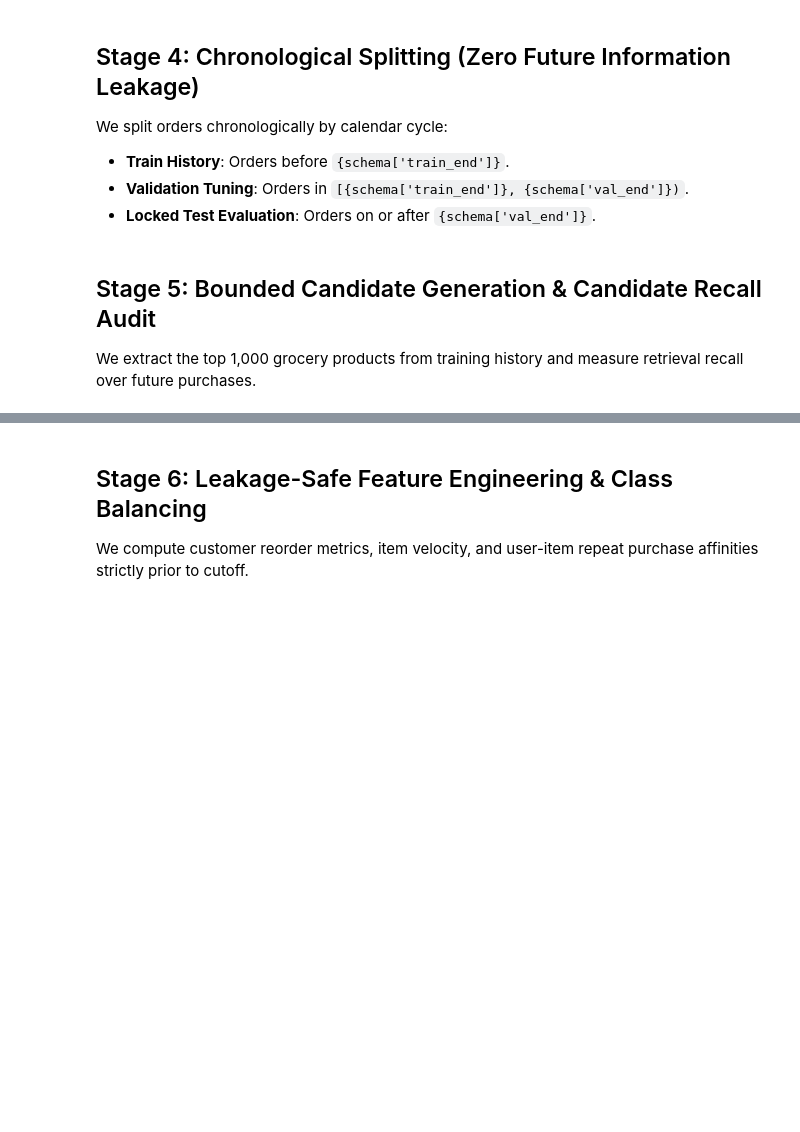
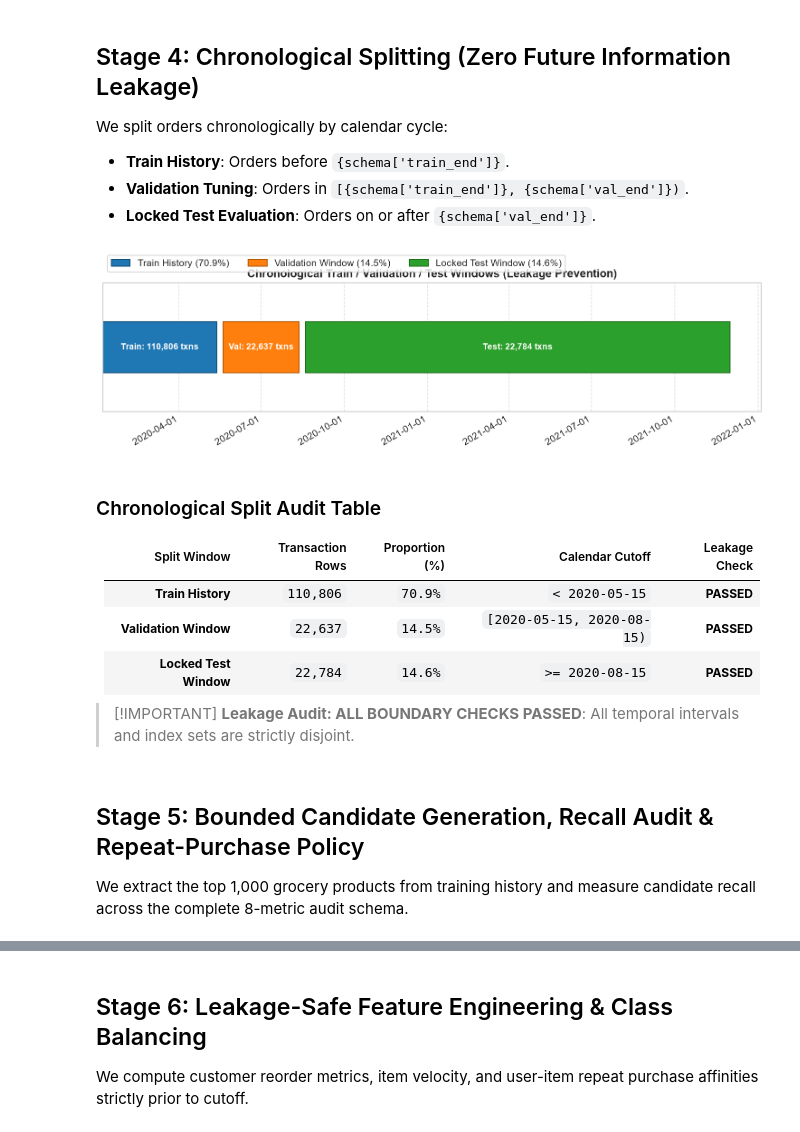
Before and after one commit to Raunak-23/Predictive_Analytics, a Jupyter notebook: Transaction_Recommender/notebooks/02_d2_advanced.ipynb, the cells around one changed output, grey strips where cells are left out. Cells and saved outputs as stored; diff of their text form; code cells hidden in the pictures; blank space fills up the shorter version.

```diff
--- a/Transaction_Recommender/notebooks/02_d2_advanced.ipynb
+++ b/Transaction_Recommender/notebooks/02_d2_advanced.ipynb
@@ -117,25 +220,60 @@ We split orders chronologically by calendar cycle:
 # %%
 train_hist, val_future, test_future = chronological_split(
     clean_df, "ts", train_end=schema["train_end"], val_end=schema["val_end"]
 )
 
-assert train_hist["ts"].max() < pd.to_datetime(schema["train_end"])
-assert val_future["ts"].min() >= pd.to_datetime(schema["train_end"])
-assert test_future["ts"].min() >= pd.to_datetime(schema["val_end"])
-assert set(test_future.index).isdisjoint(set(train_hist.index))
+assert train_hist["ts"].max() < pd.to_datetime(schema["train_end"]), "Leakage: train_hist >= train_end"
+assert val_future["ts"].min() >= pd.to_datetime(schema["train_end"]), "Leakage: val_future < train_end"
+assert val_future["ts"].max() < pd.to_datetime(schema["val_end"]), "Leakage: val_future >= val_end"
+assert test_future["ts"].min() >= pd.to_datetime(schema["val_end"]), "Leakage: test_future < val_end"
+assert set(test_future.index).isdisjoint(set(train_hist.index)), "Leakage: train and test index overlap"
+assert set(val_future.index).isdisjoint(set(train_hist.index)), "Leakage: train and val index overlap"
+assert set(test_future.index).isdisjoint(set(val_future.index)), "Leakage: val and test index overlap"
 
 fig_time = split_timeline_plot(train_hist, val_future, test_future, "ts")
+fig_time.savefig(figures_dir / "00_split_timeline.png", bbox_inches="tight")
 plt.show()
 
+split_manifest = {
+    "dataset": "d2_advanced",
+    "train_end": str(schema["train_end"]),
+    "val_end": str(schema["val_end"]),
+    "train_rows": len(train_hist),
+    "val_rows": len(val_future),
+    "test_rows": len(test_future),
+    "train_max_ts": str(train_hist["ts"].max()),
+    "val_min_ts": str(val_future["ts"].min()),
+    "test_min_ts": str(test_future["ts"].min()),
+}
+with open(artifacts_dir / "split_manifest.json", "w", encoding="utf-8") as f:
+    json.dump(split_manifest, f, indent=2)
+
 display.display(Markdown(f"""
-### Chronological Split Audit
-- **Train History**: **{len(train_hist):,}** transactions ({len(train_hist)/len(clean_df)*100:.1f}%) (< `{schema['train_end']}`).
-- **Validation Window**: **{len(val_future):,}** transactions ({len(val_future)/len(clean_df)*100:.1f}%) (`{schema['train_end']}` to `{schema['val_end']}`).
-- **Locked Test Window**: **{len(test_future):,}** transactions ({len(test_future)/len(clean_df)*100:.1f}%) (>= `{schema['val_end']}`).
+### Chronological Split Audit Table
+| Split Window | Transaction Rows | Proportion (%) | Calendar Cutoff | Leakage Check |
+|---|---|---|---|---|
+| **Train History** | `{len(train_hist):,}` | `{len(train_hist)/len(clean_df)*100:.1f}%` | `< {schema['train_end']}` | **PASSED** |
+| **Validation Window** | `{len(val_future):,}` | `{len(val_future)/len(clean_df)*100:.1f}%` | `[{schema['train_end']}, {schema['val_end']})` | **PASSED** |
+| **Locked Test Window** | `{len(test_future):,}` | `{len(test_future)/len(clean_df)*100:.1f}%` | `>= {schema['val_end']}` | **PASSED** |
+
+> [!IMPORTANT]
+> **Leakage Audit: ALL BOUNDARY CHECKS PASSED**: All temporal intervals and index sets are strictly disjoint.
 """))
+# %% [output]
+[figure, added]
+
+### Chronological Split Audit Table
+| Split Window | Transaction Rows | Proportion (%) | Calendar Cutoff | Leakage Check |
+|---|---|---|---|---|
+| **Train History** | `110,806` | `70.9%` | `< 2020-05-15` | **PASSED** |
+| **Validation Window** | `22,637` | `14.5%` | `[2020-05-15, 2020-08-15)` | **PASSED** |
+| **Locked Test Window** | `22,784` | `14.6%` | `>= 2020-08-15` | **PASSED** |
+
+> [!IMPORTANT]
+> **Leakage Audit: ALL BOUNDARY CHECKS PASSED**: All temporal intervals and index sets are strictly disjoint.
 # %% [markdown]
-## Stage 5: Bounded Candidate Generation & Candidate Recall Audit
-We extract the top 1,000 grocery products from training history and measure retrieval recall over future purchases.
+## Stage 5: Bounded Candidate Generation, Recall Audit & Repeat-Purchase Policy
+We extract the top 1,000 grocery products from training history and measure candidate recall across the complete 8-metric audit schema.
 # %%
 candidates = build_candidate_universe(
     train_hist,
```
Also changed, not shown: parts of 26 cells of this notebook, 10 other files.
